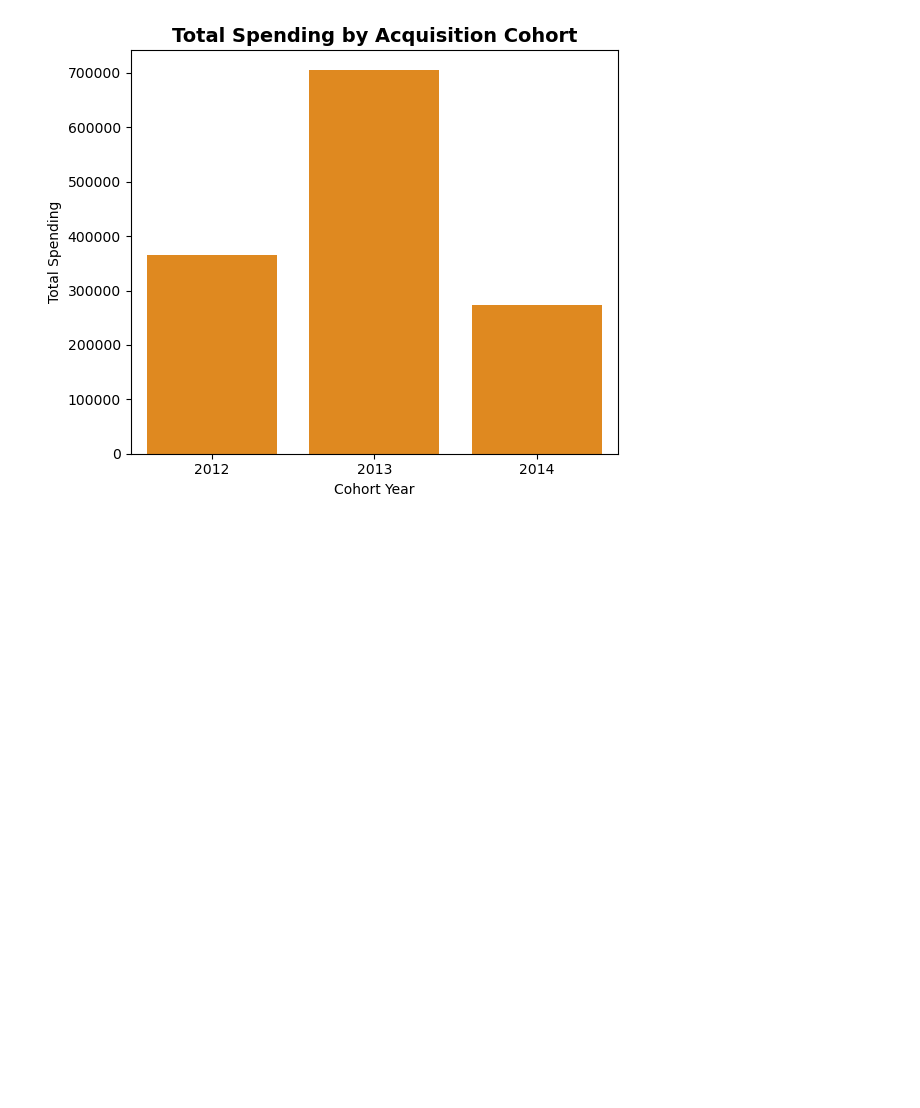
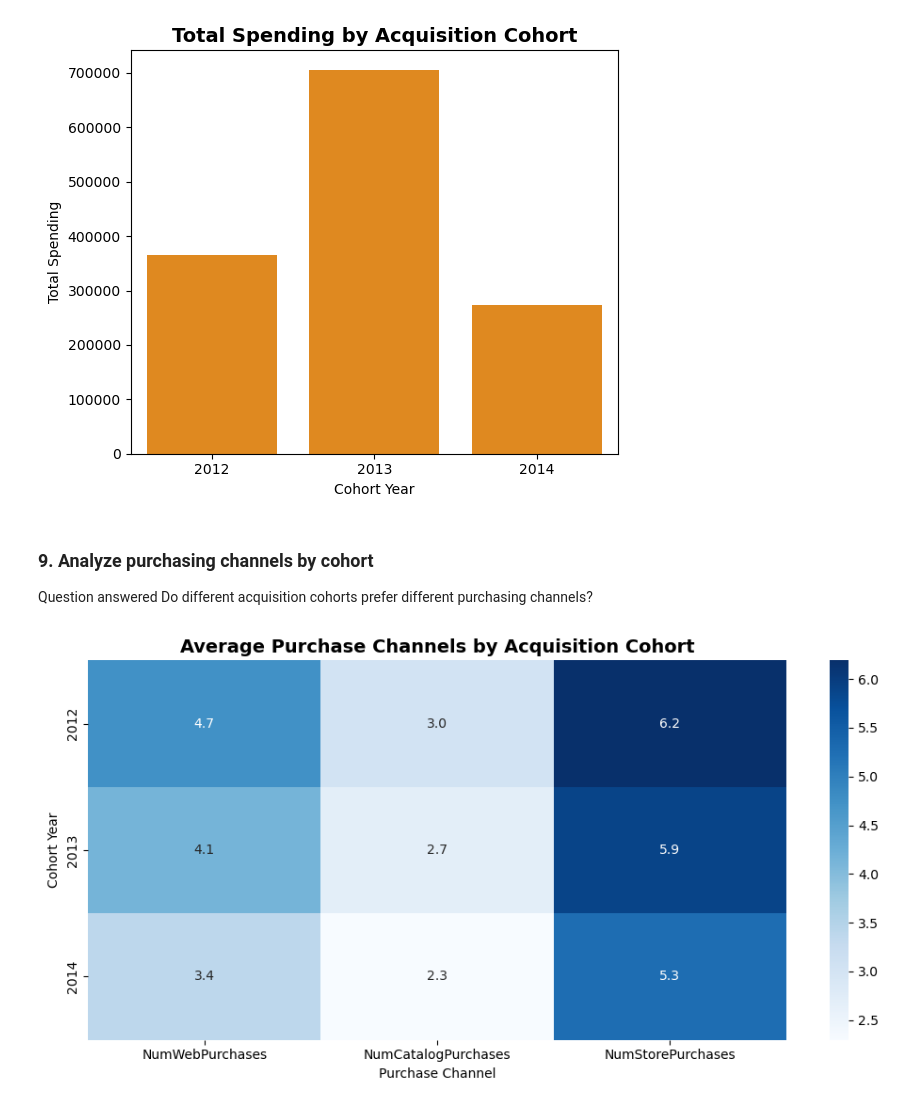
Before and after one commit to annugit1655/Customer-Behaviour-Analysis-with-CLTV, a Jupyter notebook: notebooks/03-Cohort-Analysis_Customer_Engagement.ipynb, the cells around one changed output. Drawn from its saved outputs; the diff is of its cells as text; code cells hidden in the pictures; blank space fills up the shorter version.

Commit message:
'cohort_engagement'

```diff
--- a/notebooks/03-Cohort-Analysis_Customer_Engagement.ipynb
+++ b/notebooks/03-Cohort-Analysis_Customer_Engagement.ipynb
@@ -352,3 +352,39 @@ plt.tight_layout()
 plt.show()
 # %% [output]
 [figure]
+# %% [markdown]
+### **9. Analyze purchasing channels by cohort**
+
+Question answered Do different acquisition cohorts prefer different purchasing channels?
+# %%
+channel_columns = [
+    "NumWebPurchases",
+    "NumCatalogPurchases",
+    "NumStorePurchases"
+]
+
+channel_by_cohort = (
+    df.groupby("Cohort_Year")[channel_columns]
+      .mean()
+)
+
+channel_by_cohort
+
+# Heatmap plot
+plt.figure(figsize=(10, 5))
+
+sns.heatmap(
+    channel_by_cohort,
+    annot=True,
+    fmt=".1f",
+    cmap="Blues"
+)
+
+plt.title("Average Purchase Channels by Acquisition Cohort", fontdict={'size':14, 'weight':'bold'})
+plt.xlabel("Purchase Channel")
+plt.ylabel("Cohort Year")
+
+plt.tight_layout()
+plt.show()
+# %% [output]
+[figure, added]
```
Also changed, not shown: parts of 16 cells of this notebook.
